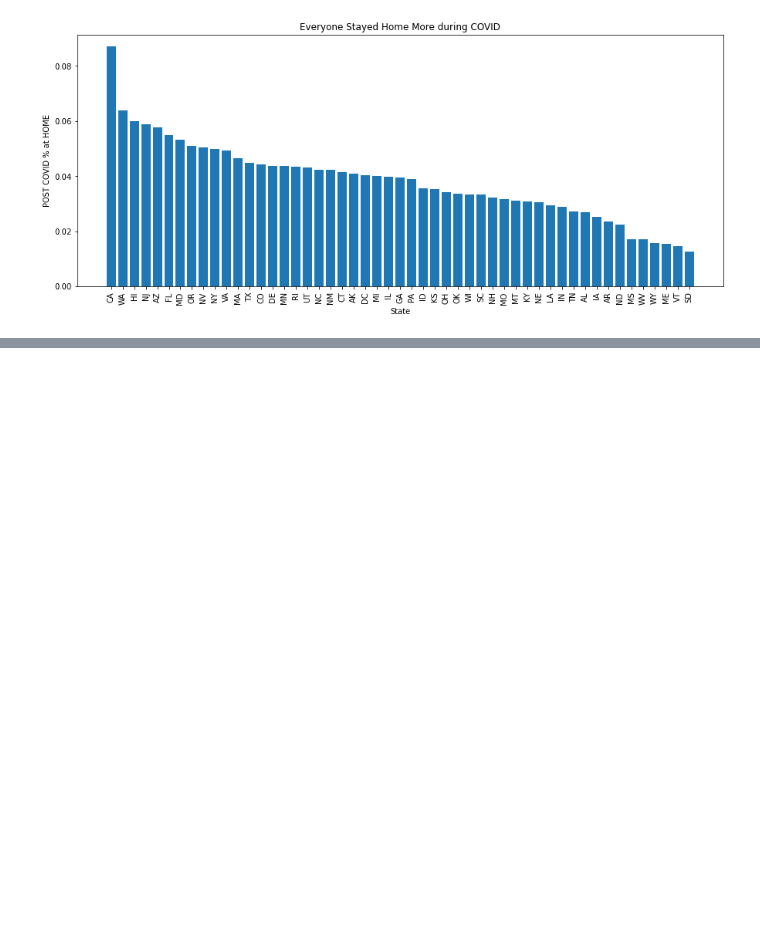
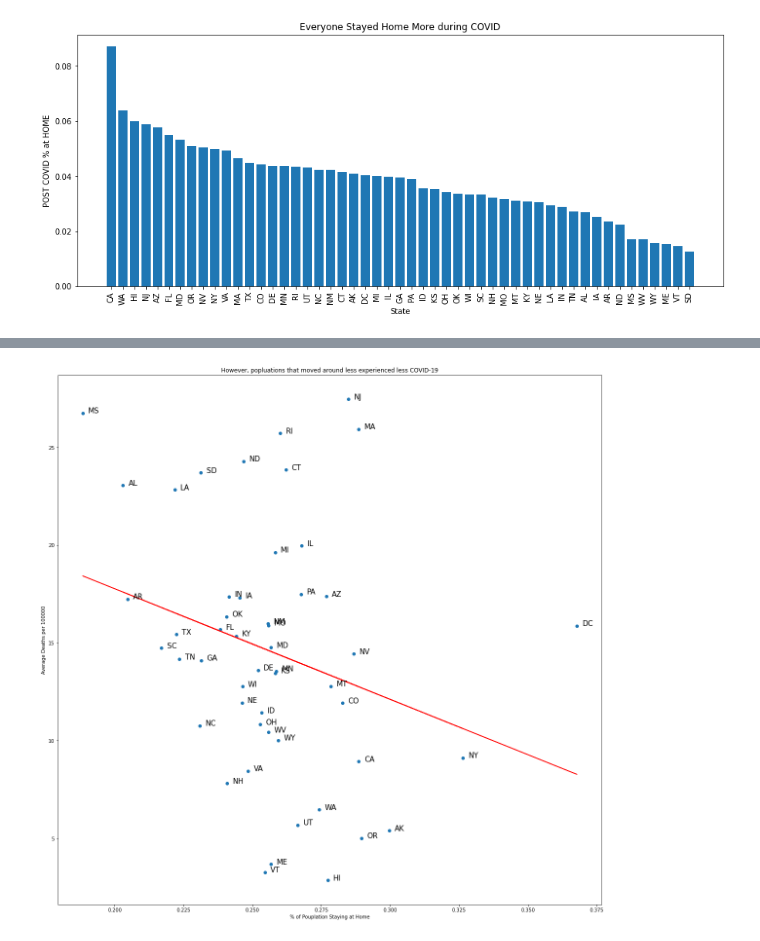
Before and after one commit to colinscampbell/project-1, a Jupyter notebook: analysis/colin.ipynb, the cells around one changed output, grey strips where cells are left out. Saved outputs shown, nothing was run; the diff lists cells and outputs as text; code cells hidden in the pictures; blank space fills up the shorter version.

```diff
--- a/analysis/colin.ipynb
+++ b/analysis/colin.ipynb
@@ -139,0 +118,19 @@ pre_vaccine.groupby("state").count()
+# %%
+#DIVIDE
+infections = pre_vaccine_avg["DEATHS"] * 43 #multiply 90 because 90 weeks
+x = pre_vaccine_avg["%HOME"]
+y = infections
+plt.figure(figsize=(20,20))
+plt.scatter(x,y)
+plt.xlabel("% of Pouplation Staying at Home")
+plt.ylabel("Average Deaths per 100000")
+plt.title("However, popluations that moved around less experienced less COVID-19")
+labels = post_covid_avg.index
+
+m, b = np.polyfit(x, y, 1)
+plt.plot(x, m*x+b, color='red')
+
+for i, label in enumerate(labels):
+    plt.text(x[i] + .002, y[i],label,size=15)
+# %% [output]
+[figure, added]
```
Also changed, not shown: parts of 2 cells of this notebook.
